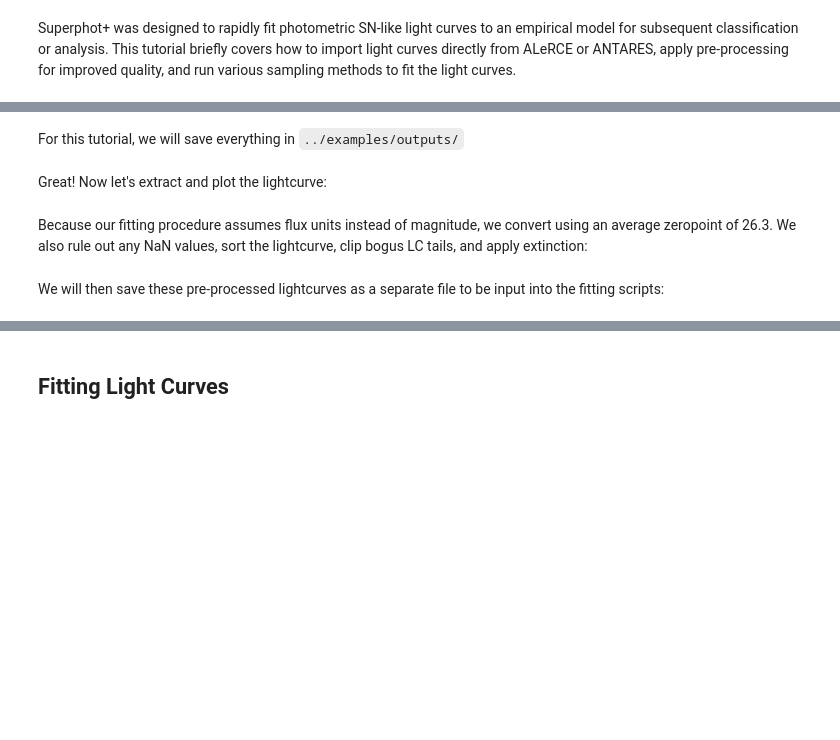
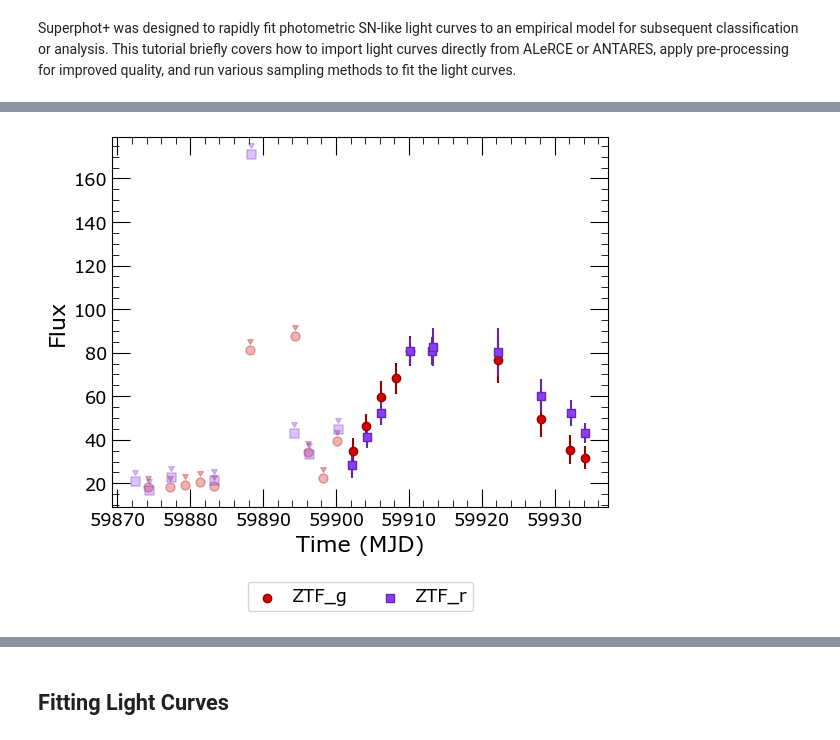
Before and after one commit to VTDA-Group/superphot-plus, a Jupyter notebook: docs/notebooks/tutorial.ipynb, the cells around one changed output, grey strips where cells are left out. Drawn from its saved outputs; the diff is of its cells as text; code cells hidden in the pictures; blank space fills up the shorter version.

```diff
--- a/docs/notebooks/tutorial.ipynb
+++ b/docs/notebooks/tutorial.ipynb
@@ -21,0 +18,12 @@ from superphot_plus.data_generation.antares import *
+# %%
+test_sn = "2022abfi"
+
+alerce_agent = ALeRCEQueryAgent()
+tns_agent = TNSQueryAgent()
+transient = Transient(iid=test_sn)
+qr_tns, success = tns_agent.query_transient(transient, local=True) # we dont want spectra
+for result in qr_tns:
+    transient.ingest_query_info(result.to_dict())
+qr_alerce, success = alerce_agent.query_transient(transient)
+for result in qr_alerce:
+    transient.ingest_query_info(result.to_dict())
@@ -22,4 +48,15 @@ from superphot_plus.data_generation.antares import *
 # %%
-test_sn = "ZTF22abvdwik"  # can change to any ZTF supernova
+# plot imported LC
+import matplotlib.pyplot as plt
+from snapi import Formatter
+
+photometry = transient.photometry
+formatter = Formatter()
+fig, ax = plt.subplots()
+
+photometry.plot(ax, mags=False)
+formatter.add_legend(ax)
+formatter.make_plot_pretty(ax)
+plt.show()
+# %% [output]
+[figure, added]
-# %% [markdown]
-For this tutorial, we will save everything in `../examples/outputs/`
@@ -30,2 +62,0 @@ generate_single_flux_file(test_sn, OUTPUT_DIR)
-# %% [markdown]
-Great! Now let's extract and plot the lightcurve:
@@ -53,2 +62,0 @@ plt.gca().invert_yaxis()
-# %% [markdown]
-Because our fitting procedure assumes flux units instead of magnitude, we convert using an average zeropoint of 26.3. We also rule out any NaN values, sort the lightcurve, clip bogus LC tails, and apply extinction:
@@ -65,2 +62,0 @@ plt.ylabel("Flux (in arbitrary units)")
-# %% [markdown]
-We will then save these pre-processed lightcurves as a separate file to be input into the fitting scripts:
```
Also changed, not shown: parts of 23 cells of this notebook, 17 other files.
